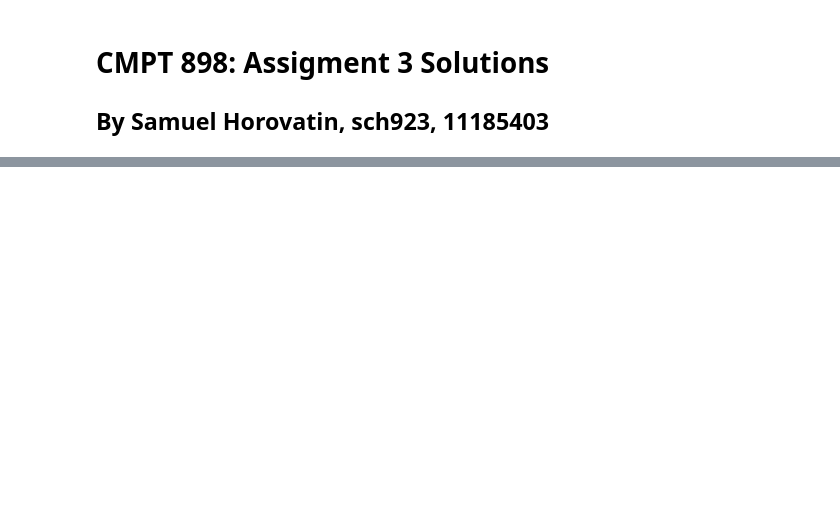
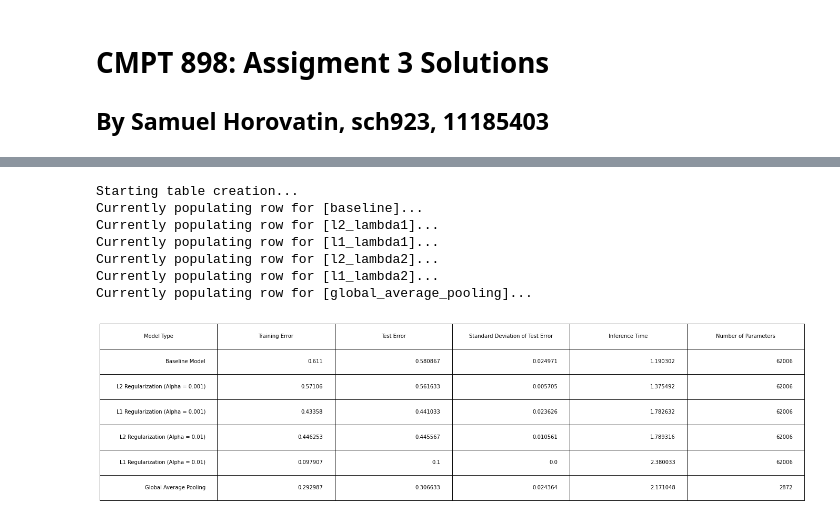
Before and after one commit to syncrotron/BananaBot, a Jupyter notebook: ASN3/SamHorovatin_CMPT898_ASN3_Solutions.ipynb, the cells around one changed output, grey strips where cells are left out. Saved outputs shown, nothing was run; the diff lists cells and outputs as text; code cells hidden in the pictures; blank space fills up the shorter version.

```diff
--- a/ASN3/SamHorovatin_CMPT898_ASN3_Solutions.ipynb
+++ b/ASN3/SamHorovatin_CMPT898_ASN3_Solutions.ipynb
@@ -37 +25,18 @@ def train_model(model):
+# %%
+# Trains the model given the constant parameters and returns the model and the fit history
+def train_model(model):
+  model.compile(optimizer=OPTIMIZER,
+                loss=LOSS,
+                metrics=[METRICS])
+
+  logdir = os.path.join("logs", datetime.datetime.now().strftime("%Y%m%d-%H%M%S"))
+  tensorboard_callback = tf.keras.callbacks.TensorBoard(logdir, histogram_freq=1)
+  history = model.fit(x=x_train,
+                      y=y_train,
+                      epochs=EPOCHS,
+                      batch_size=BATCH,
+                      validation_data=(x_test, y_test),
+                      callbacks=[tensorboard_callback])
+
+  return (model, history)
 # %%
@@ -241 +264,55 @@ Reusing TensorBoard on port 6006 (pid 3752), started 3:20:17 ago. (Use '!kill 37
+# %%
+import pandas as pd
+import matplotlib.pyplot as plt
+import statistics as stat
+
+# Data assembly
+table_label = ("Model Type", "Training Error", "Test Error", "Standard Deviation of Test Error", "Inference Time", "Number of Parameters")
+table_rows = list()
+
+print("Starting table creation...")
+for (key, model_list) in model_results.items():
+    row_data = {"training_error" : list(), "test_error" : list(), "inference_time" : list()}
+
+    print(f"Currently populating row for [{key}]...")
+    # Gets training accuracy and test accuracy
+    for (model, hist) in model_list:
+        row_data["training_error"].append(float(hist.history['accuracy'][EPOCHS-1]))
+        row_data["test_error"].append(float(hist.history['val_accuracy'][EPOCHS-1]))
+        row_data["inference_time"].append(float(model.evaluate(x_test, y_test, verbose=0)[0]))
+
+    # Adds all values to row for table creation
+    nice_keys = {"baseline": "Baseline Model","l2_lambda1": f"L2 Regularization (Alpha = {LAMBDA1})","l1_lambda1":f"L1 Regularization (Alpha = {LAMBDA1})","l2_lambda2": f"L2 Regularization (Alpha = {LAMBDA2})","l1_lambda2": f"L1 Regularization (Alpha = {LAMBDA2})","global_average_pooling": f"Global Average Pooling"}
+    table_rows.append((nice_keys[key],
+    round(stat.mean(row_data["training_error"]), 6),
+    round(stat.mean(row_data["test_error"]), 6),
+    round(stat.stdev(row_data["test_error"]), 6),
+    round(stat.mean(row_data["inference_time"]), 6),
+    int(model_results[key][0][0].count_params())
+    ))
+
+
+# Create table
+fig, axes = plt.subplots()
+
+# Hides unneeded axes
+fig.patch.set_visible(False)
+axes.axis('off')
+axes.axis('tight')
+
+table_df = pd.DataFrame(table_rows, columns=table_label)
+
+# Plot table with some formatting
+table = axes.table(cellText=table_df.values, colLabels=table_df.columns, loc='center')
+table.scale(4,4)
+plt.show()
+# %% [output]
+Starting table creation...
+Currently populating row for [baseline]...
+Currently populating row for [l2_lambda1]...
+Currently populating row for [l1_lambda1]...
+Currently populating row for [l2_lambda2]...
+Currently populating row for [l1_lambda2]...
+Currently populating row for [global_average_pooling]...
+[figure, added]
 # %% [markdown]
```
Also changed, not shown: parts of 15 cells of this notebook.
